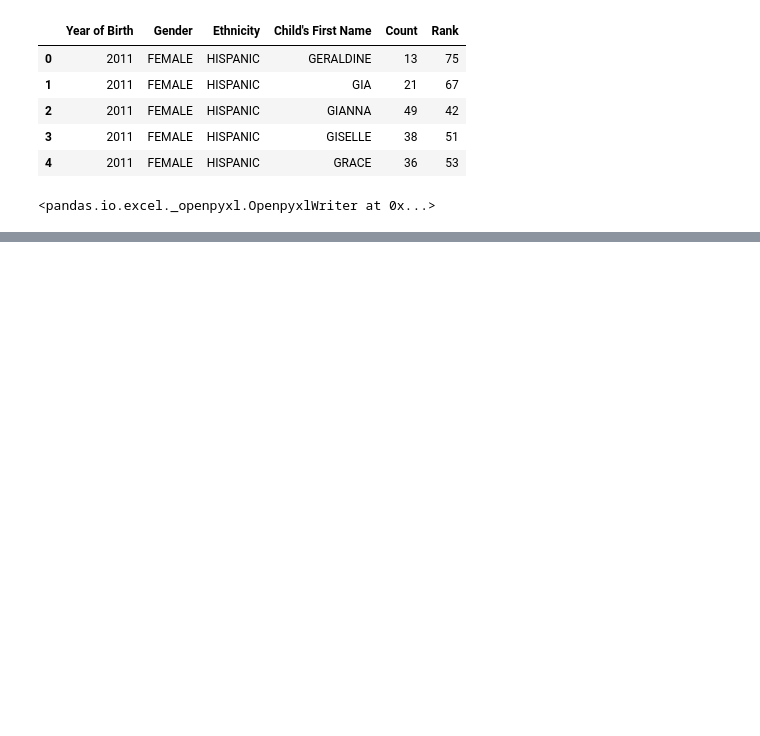
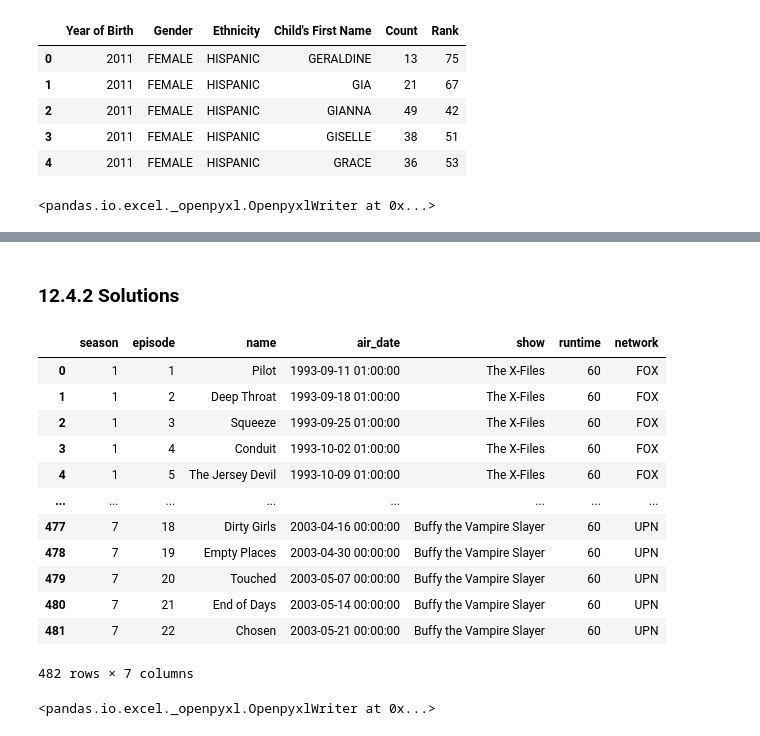
Before and after one commit to ljyGmail/pandas_in_action, a Jupyter notebook: ch12_imports_and_exports.ipynb, the cells around one changed output, grey strips where cells are left out. Saved outputs shown, nothing was run; the diff lists cells and outputs as text; code cells hidden in the pictures; blank space fills up the shorter version.

```diff
--- a/ch12_imports_and_exports.ipynb
+++ b/ch12_imports_and_exports.ipynb
@@ -345,0 +350,3 @@ excel_file.close()
+# %%
+tv_show_json = pd.read_json("data/ch12/tv_shows.json")
+tv_show_json
@@ -345,0 +378,28 @@ excel_file.close()
+# %% [markdown]
+### 12.4.2 Solutions
+# %%
+# 1. Normalize the nested episode data for each dictionary in the shows column.
+# The goal is a DataFrame with a separate row for each episode.
+# Each row should include the episode's relevant metadata (season, episode, name and air_date)
+# as well as the show's top-level information (show, runtime, and network).
+tv_shows = pd.json_normalize(
+    data=tv_show_json["shows"],
+    record_path="episodes",
+    meta=["show", "runtime", "network"]
+)
+
+tv_shows
+# %% [output]
+|  | season | episode | name | air_date | show | runtime | network |
+| 0 | 1 | 1 | Pilot | 1993-09-11 01:00:00 | The X-Files | 60 | FOX |
+| 1 | 1 | 2 | Deep Throat | 1993-09-18 01:00:00 | The X-Files | 60 | FOX |
+| 2 | 1 | 3 | Squeeze | 1993-09-25 01:00:00 | The X-Files | 60 | FOX |
+| 3 | 1 | 4 | Conduit | 1993-10-02 01:00:00 | The X-Files | 60 | FOX |
+| 4 | 1 | 5 | The Jersey Devil | 1993-10-09 01:00:00 | The X-Files | 60 | FOX |
+| ... | ... | ... | ... | ... | ... | ... | ... |
+| 477 | 7 | 18 | Dirty Girls | 2003-04-16 00:00:00 | Buffy the Vampire Slayer | 60 | UPN |
+| 478 | 7 | 19 | Empty Places | 2003-04-30 00:00:00 | Buffy the Vampire Slayer | 60 | UPN |
+| 479 | 7 | 20 | Touched | 2003-05-07 00:00:00 | Buffy the Vampire Slayer | 60 | UPN |
+| 480 | 7 | 21 | End of Days | 2003-05-14 00:00:00 | Buffy the Vampire Slayer | 60 | UPN |
+| 481 | 7 | 22 | Chosen | 2003-05-21 00:00:00 | Buffy the Vampire Slayer | 60 | UPN |
+482 rows × 7 columns
@@ -345,0 +412,7 @@ excel_file.close()
+# %%
+# 3. Write the three DataFrames to an episodes.xlsx Excel workbook, and save each TV show's episode data
+# to a separate worksheet. (The worksheet names are up to you.)
+episodes = pd.ExcelWriter("data/ch12/episodes.xlsx")
+episodes
+# %% [output]
+<pandas.io.excel._openpyxl.OpenpyxlWriter at 0x...>
```
Also changed, not shown: parts of 9 cells of this notebook, 3 other files.
